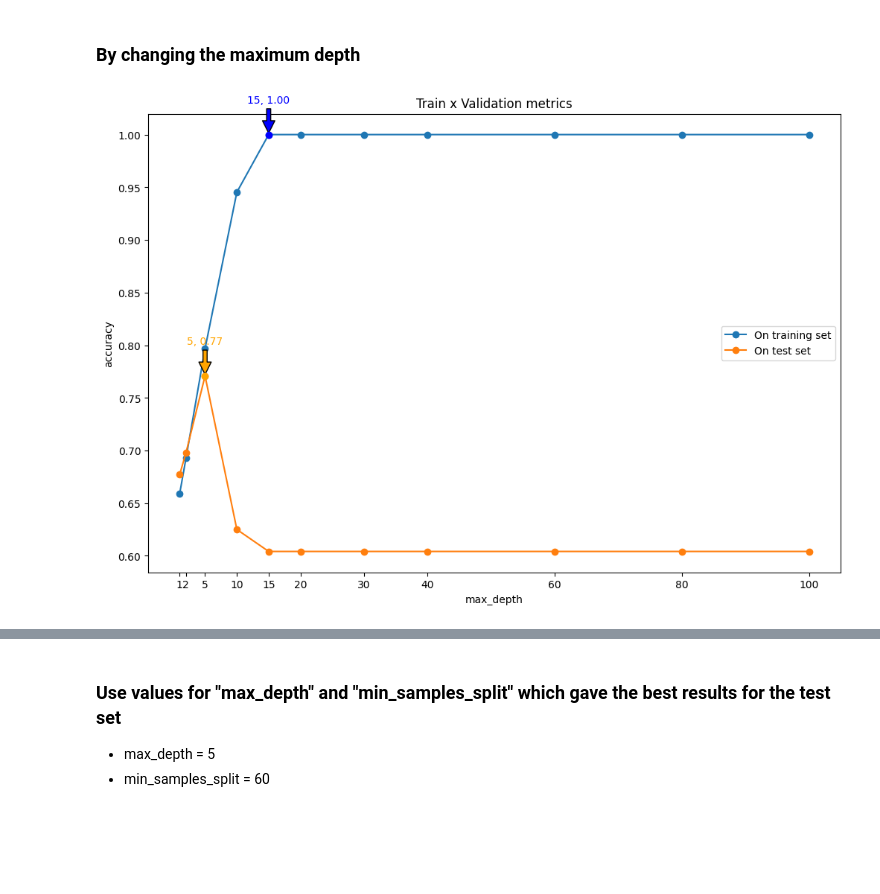
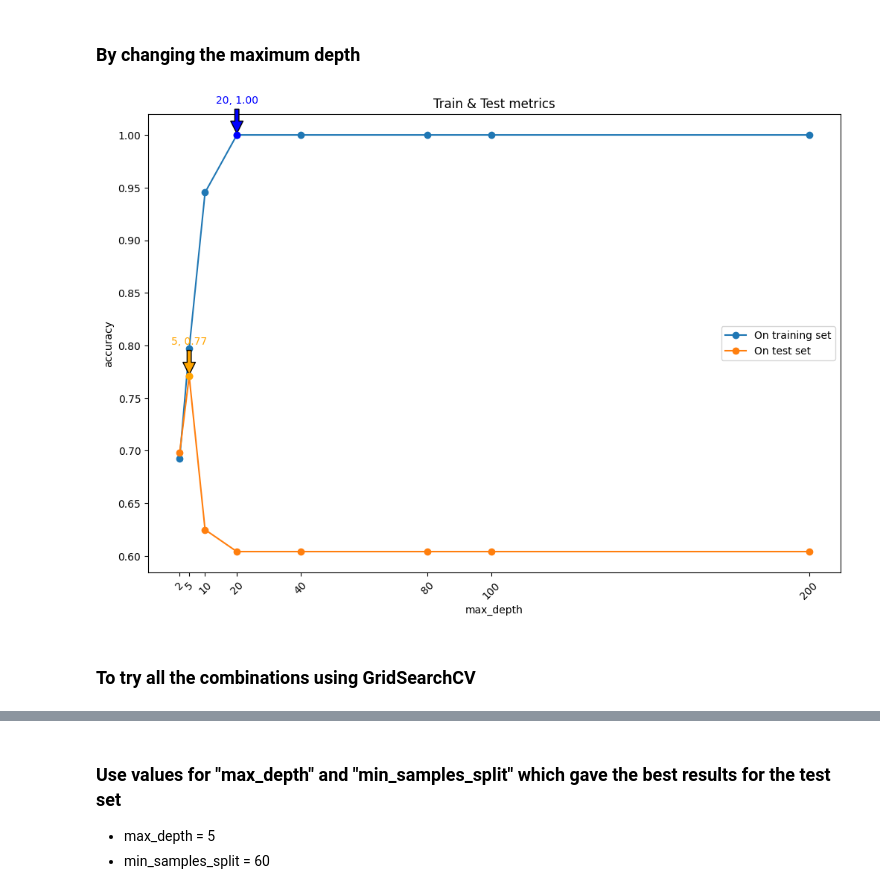
Before and after one commit to cepdnaclk/e19-co544-Concentration-Difficulty-Prediction-Model, a Jupyter notebook: random_forest.ipynb, the cells around one changed output, grey strips where cells are left out. Cells and saved outputs as stored; diff of their text form; code cells hidden in the pictures; blank space fills up the shorter version.

```diff
--- a/random_forest.ipynb
+++ b/random_forest.ipynb
@@ -992,55 +1019,21 @@ plt.show()
 # %% [markdown]
 ### By changing the maximum depth
-# %%
-accuracy_list_train = []
-accuracy_list_test = []
-
-for max_depth in max_depth_list:
-    model = DecisionTreeClassifier(max_depth= max_depth,
-                                   random_state = RANDOM_STATE).fit(X_train,y_train)
-    predictions_train = model.predict(X_train) ## The predicted values for the train dataset
-    predictions_test = model.predict(X_test) ## The predicted values for the test dataset
-    accuracy_train = accuracy_score(predictions_train,y_train)
-    accuracy_test = accuracy_score(predictions_test,y_test)
-    accuracy_list_train.append(accuracy_train)
-    accuracy_list_test.append(accuracy_test)
-
-# Plot the accuracies
-plt.figure(figsize=(12, 8))
-plt.plot(max_depth_list, accuracy_list_train, marker='o', label='On training set')
-plt.plot(max_depth_list, accuracy_list_test, marker='o', label='On test set')
-plt.title('Train x Validation metrics')
-plt.xlabel('max_depth')
-plt.ylabel('accuracy')
-plt.xticks(ticks=max_depth_list[:-1])
-
-# Find the maximum accuracy and corresponding max_depth value for both curves
-max_accuracy_train = max(accuracy_list_train)
-max_accuracy_train_index = accuracy_list_train.index(max_accuracy_train)
-max_accuracy_train_value = max_depth_list[max_accuracy_train_index]
-
-max_accuracy_test = max(accuracy_list_test)
-max_accuracy_test_index = accuracy_list_test.index(max_accuracy_test)
-max_accuracy_test_value = max_depth_list[max_accuracy_test_index]
-
-# Highlight and annotate the highest points on the training set curve
-plt.scatter(max_accuracy_train_value, max_accuracy_train, color='blue', zorder=5)
-plt.annotate(f'{max_accuracy_train_value}, {max_accuracy_train:.2f}',
-             xy=(max_accuracy_train_value, max_accuracy_train),
-             xytext=(max_accuracy_train_value, max_accuracy_train + 0.03),
-             ha='center', color='blue',
-             arrowprops=dict(facecolor='blue', shrink=0.05))
-
-# Highlight and annotate the highest points on the test set curve
-plt.scatter(max_accuracy_test_value, max_accuracy_test, color='orange', zorder=5)
-plt.annotate(f'{max_accuracy_test_value}, {max_accuracy_test:.2f}',
-             xy=(max_accuracy_test_value, max_accuracy_test),
-             xytext=(max_accuracy_test_value, max_accuracy_test + 0.03),
-             ha='center', color='orange',
-             arrowprops=dict(facecolor='orange', shrink=0.05))
-
-# Show the legend and plot
-plt.legend()
-plt.show()
-# %% [output]
-[figure, removed]
+# %%
+accuracy_list_train = []
+accuracy_list_test = []
+
+for max_depth in max_depth_list:
+    model = DecisionTreeClassifier(max_depth= max_depth,
+                                   random_state = RANDOM_STATE).fit(X_train,y_train)
+    predictions_train = model.predict(X_train) ## The predicted values for the train dataset
+    predictions_test = model.predict(X_test) ## The predicted values for the test dataset
+    accuracy_train = accuracy_score(predictions_train,y_train)
+    accuracy_test = accuracy_score(predictions_test,y_test)
+    accuracy_list_train.append(accuracy_train)
+    accuracy_list_test.append(accuracy_test)
+
+plot_graphs(accuracy_list_train, accuracy_list_test, max_depth_list, 'Train & Test metrics', 'max_depth', 'accuracy', )
+# %% [output]
+[figure, added]
+# %% [markdown]
+### To try all the combinations using GridSearchCV
```
Also changed, not shown: parts of 42 cells of this notebook.
